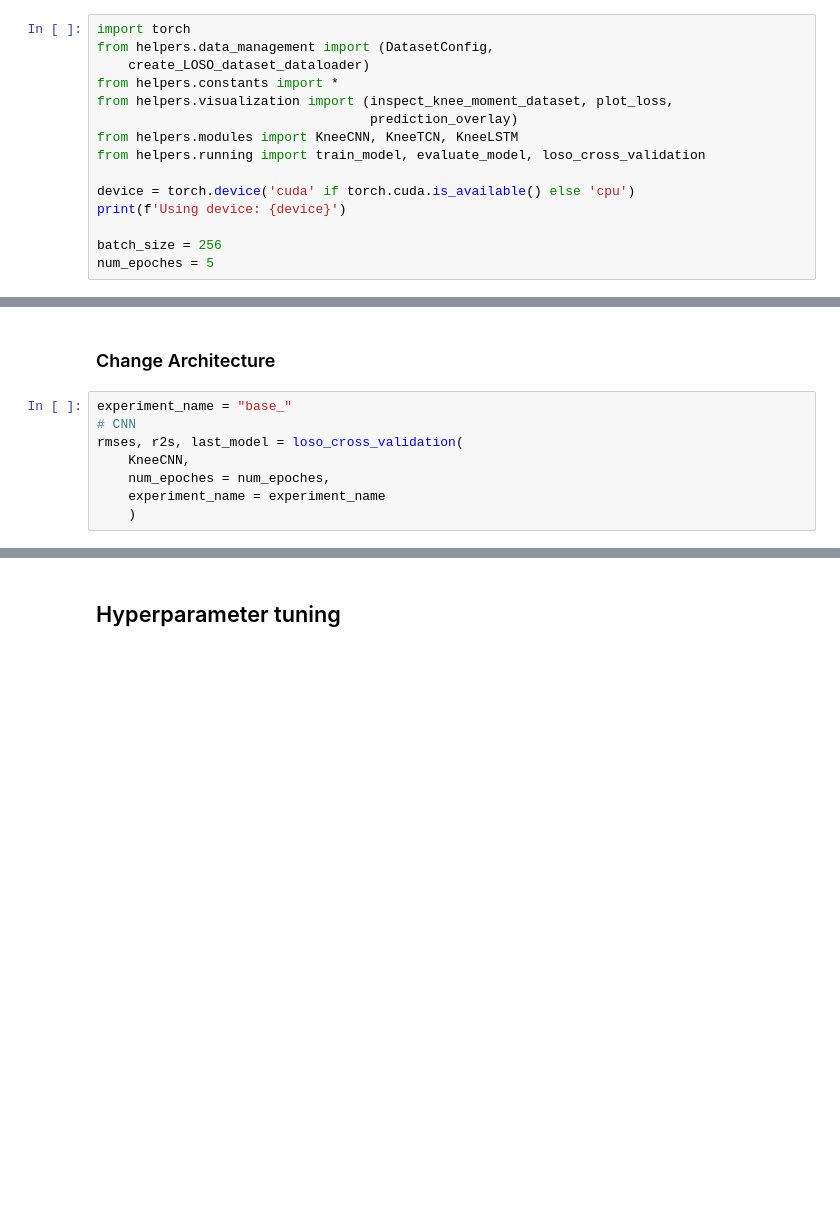
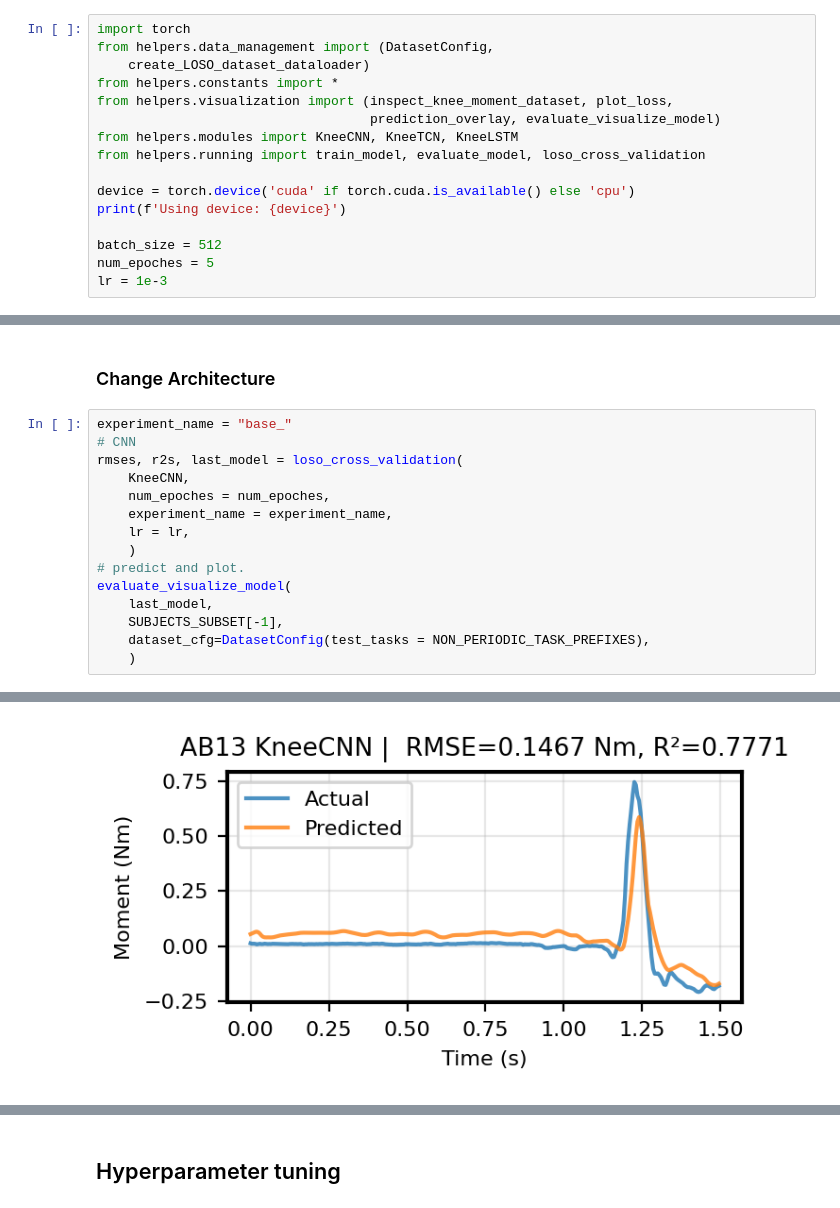
Before and after one commit to MEI-JL/ME6409_ML, a Jupyter notebook: walkthrough_colab.ipynb, the cells around one changed output, grey strips where cells are left out. Saved outputs shown, nothing was run; the diff lists cells and outputs as text; blank space fills up the shorter version.

```diff
--- a/walkthrough_colab.ipynb
+++ b/walkthrough_colab.ipynb
@@ -19,12 +29,13 @@ from helpers.data_management import (DatasetConfig,
     create_LOSO_dataset_dataloader)
 from helpers.constants import *
 from helpers.visualization import (inspect_knee_moment_dataset, plot_loss,
-                                   prediction_overlay)
+                                   prediction_overlay, evaluate_visualize_model)
 from helpers.modules import KneeCNN, KneeTCN, KneeLSTM
 from helpers.running import train_model, evaluate_model, loso_cross_validation
 
 device = torch.device('cuda' if torch.cuda.is_available() else 'cpu')
 print(f'Using device: {device}')
 
-batch_size = 256
+batch_size = 512
 num_epoches = 5
+lr = 1e-3
@@ -67,5 +83,13 @@ experiment_name = "base_"
 rmses, r2s, last_model = loso_cross_validation(
     KneeCNN,
     num_epoches = num_epoches,
-    experiment_name = experiment_name
+    experiment_name = experiment_name,
+    lr = lr,
     )
+# predict and plot.
+evaluate_visualize_model(
+    last_model,
+    SUBJECTS_SUBSET[-1],
+    dataset_cfg=DatasetConfig(test_tasks = NON_PERIODIC_TASK_PREFIXES),
+    )
+# %% [output]
@@ -72,3 +113,4 @@ rmses, r2s, last_model = loso_cross_validation(
+[figure, added]
 # %%
 # TCN
 rmses, r2s, last_model = loso_cross_validation(
```
Also changed, not shown: parts of 17 cells of this notebook.
